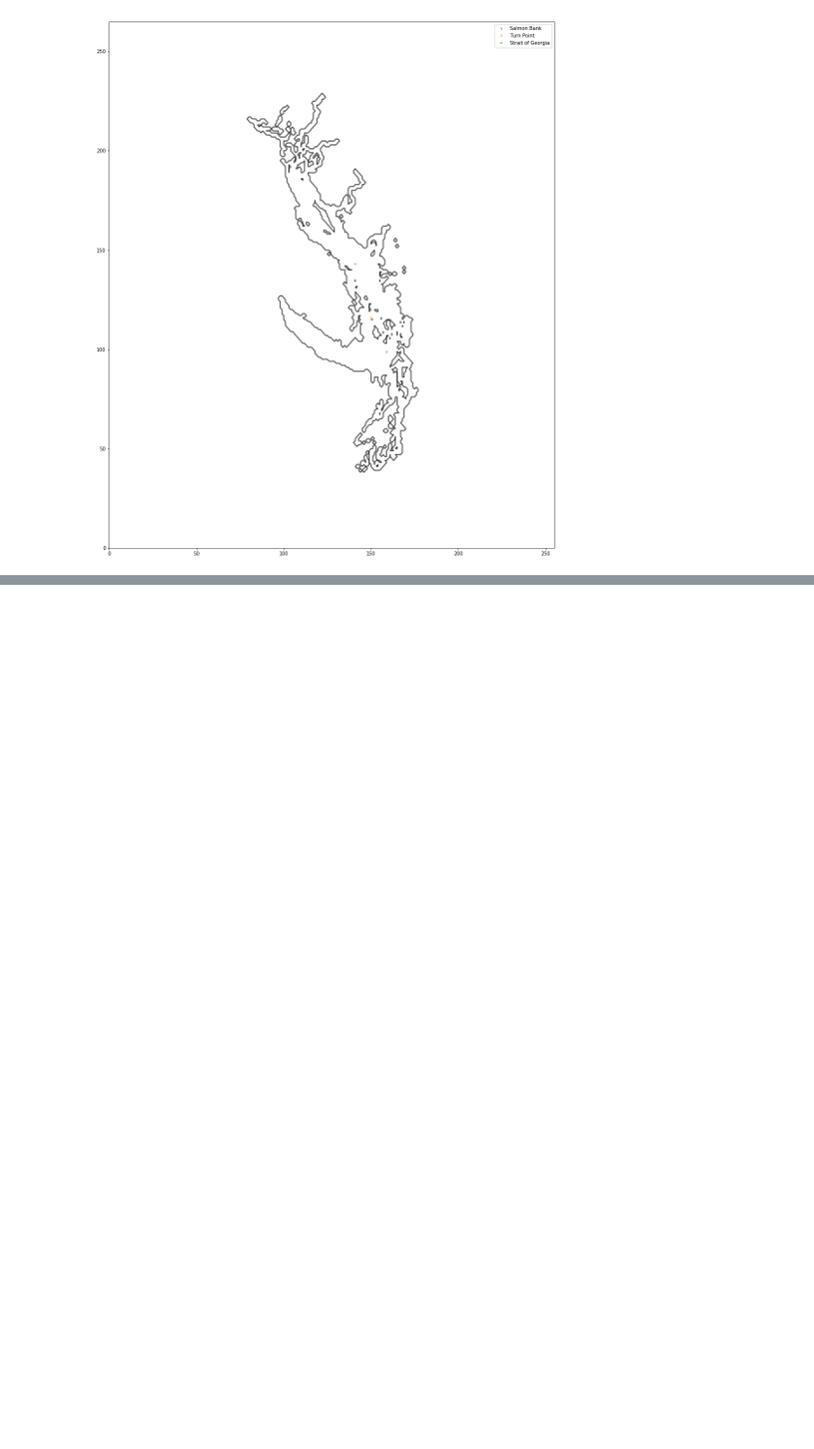
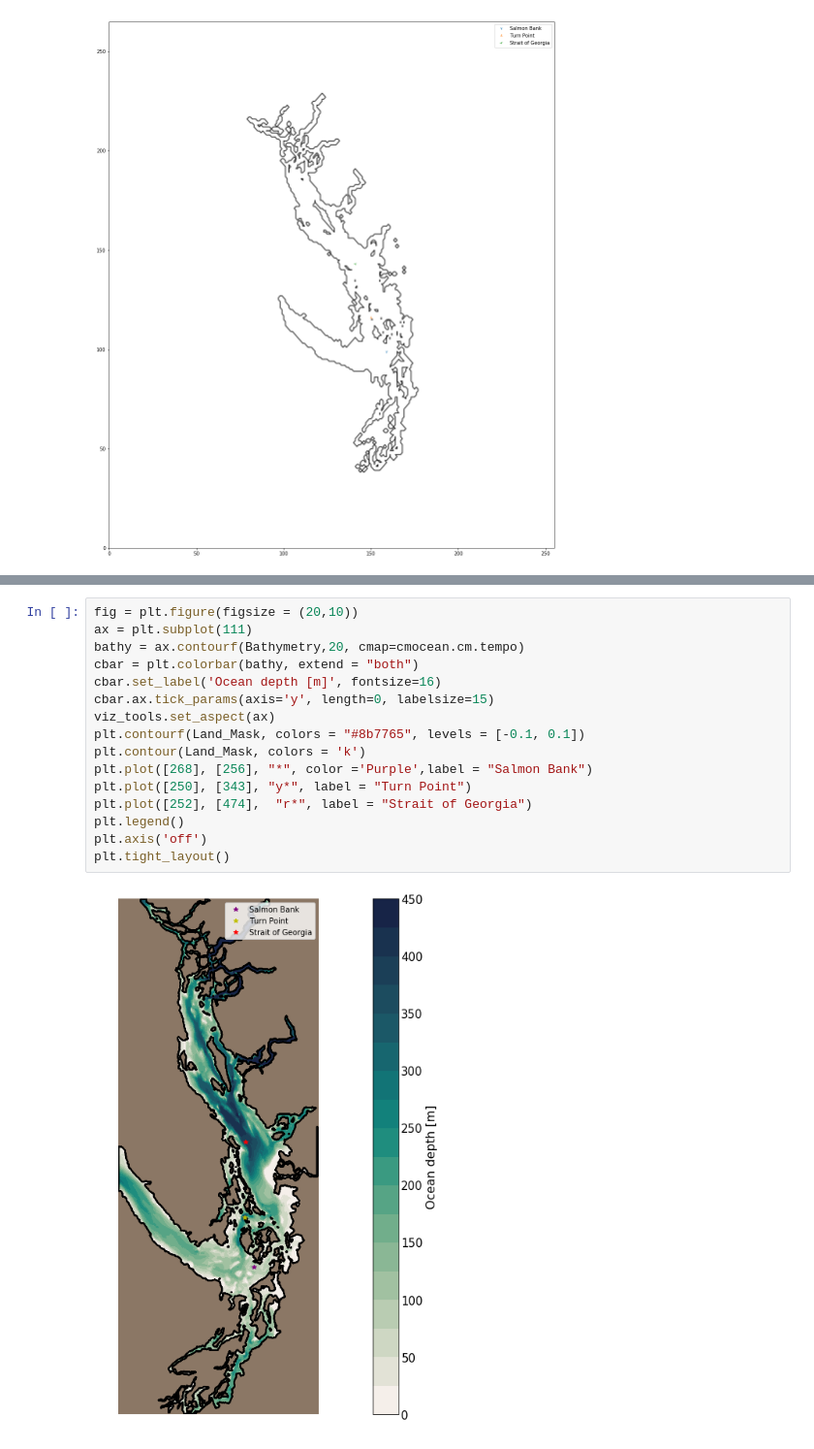
Before and after one commit to ambhudia/analysis-ashutosh, a Jupyter notebook: Pick grid points.ipynb, the cells around one changed output, grey strips where cells are left out. Shown at 97% size. Saved outputs shown, nothing was run; the diff lists cells and outputs as text; blank space fills up the shorter version.

```diff
--- a/Pick grid points.ipynb
+++ b/Pick grid points.ipynb
@@ -113,0 +147,18 @@ ax.legend()
+# %%
+fig = plt.figure(figsize = (20,10))
+ax = plt.subplot(111)
+bathy = ax.contourf(Bathymetry,20, cmap=cmocean.cm.tempo)
+cbar = plt.colorbar(bathy, extend = "both")
+cbar.set_label('Ocean depth [m]', fontsize=16)
+cbar.ax.tick_params(axis='y', length=0, labelsize=15)
+viz_tools.set_aspect(ax)
+plt.contourf(Land_Mask, colors = "#8b7765", levels = [-0.1, 0.1])
+plt.contour(Land_Mask, colors = 'k')
+plt.plot([268], [256], "*", color ='Purple',label = "Salmon Bank")
+plt.plot([250], [343], "y*", label = "Turn Point")
+plt.plot([252], [474],  "r*", label = "Strait of Georgia")
+plt.legend()
+plt.axis('off')
+plt.tight_layout()
+# %% [output]
+[figure, added]
```
Also changed, not shown: parts of 7 cells of this notebook.
